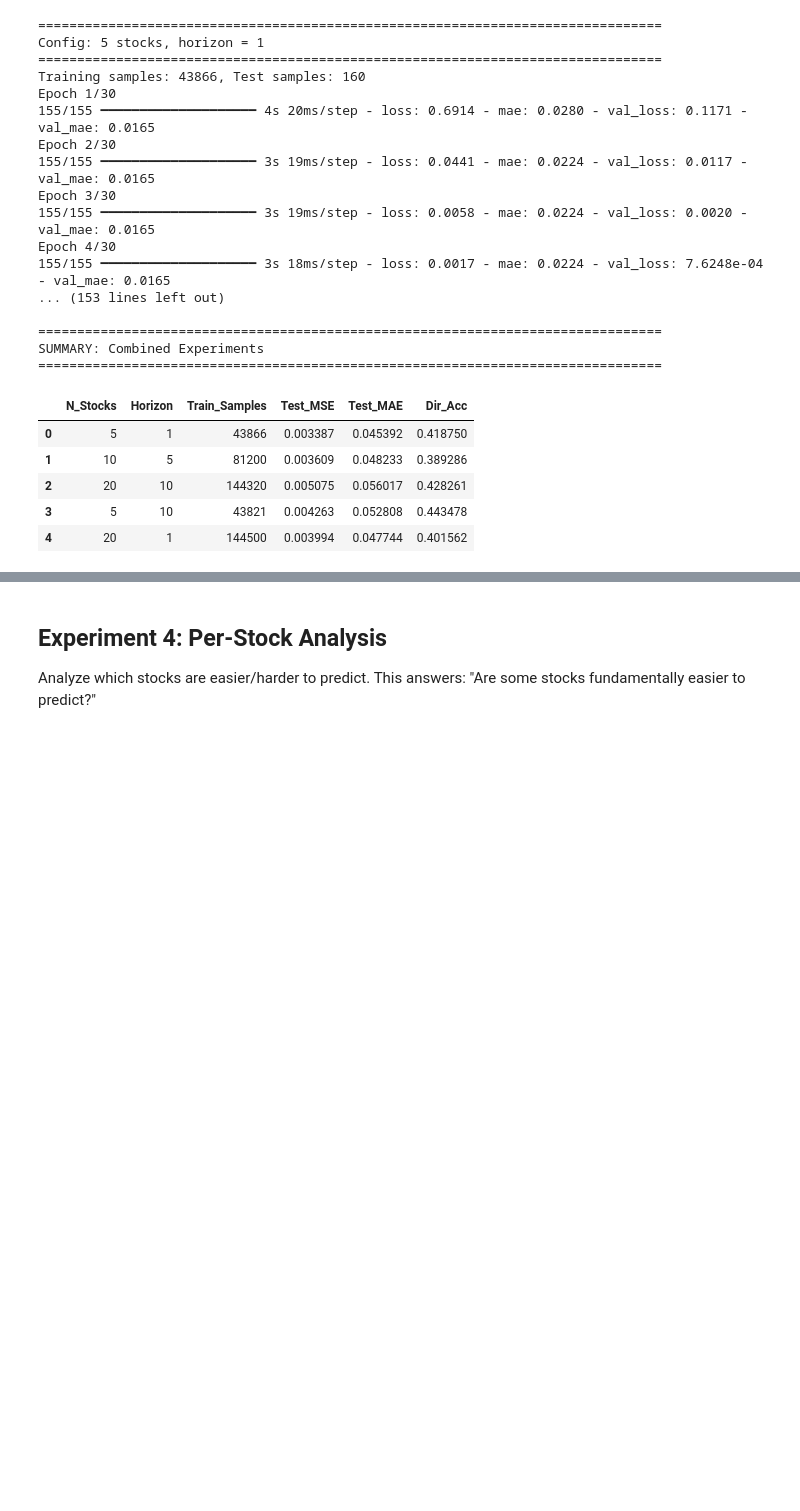
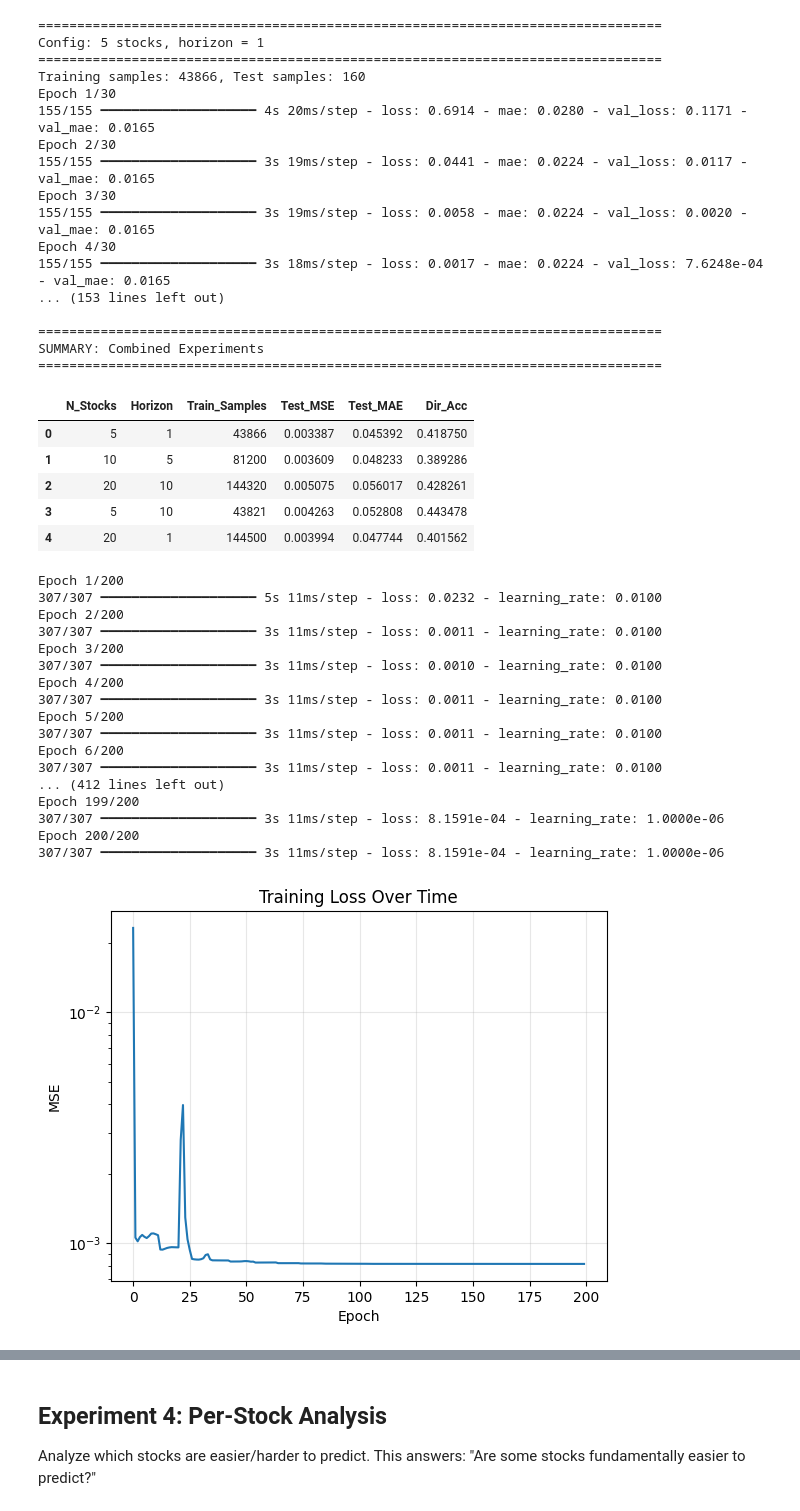
Before and after one commit to BrnDnzDzgn/Stock_Price_Predictor, a Jupyter notebook: 2_modeling_with_l2.ipynb, the cells around one changed output, grey strips where cells are left out. Saved outputs shown, nothing was run; the diff lists cells and outputs as text; code cells hidden in the pictures; blank space fills up the shorter version.

```diff
--- a/2_modeling_with_l2.ipynb
+++ b/2_modeling_with_l2.ipynb
@@ -407,0 +422,69 @@ SUMMARY: Combined Experiments
+# %%
+# Test 1: Train on ONE stock without validation split
+single_stock = train_df[train_df["Stock"] == "AAPL"]
+X_train_single, y_train_single = make_sequences(single_stock, WINDOW, HORIZON)
+
+model = build_lstm_model(WINDOW, X_train_single.shape[2])
+model.compile(optimizer=optimizers.Adam(learning_rate=1e-2), loss='mse')
+
+# KEY CHANGE: More epochs + learning rate schedule
+reduce_lr = callbacks.ReduceLROnPlateau(
+    monitor='loss',
+    factor=0.5,
+    patience=10,
+    min_lr=1e-6,
+    verbose=1
+)
+
+history = model.fit(
+    X_train_single, y_train_single,
+    epochs=200,  # ← CHANGED: 30 → 200
+    batch_size=32,  # ← CHANGED: 16 → 32 (faster training)
+    callbacks=[reduce_lr],
+    verbose=1
+)
+
+# Plot training curve
+plt.plot(history.history['loss'])
+plt.title('Training Loss Over Time')
+plt.xlabel('Epoch')
+plt.ylabel('MSE')
+plt.yscale('log')
+plt.grid(True, alpha=0.3)
+plt.show()
+
+print(f"Initial loss: {history.history['loss'][0]:.6f}")
+print(f"Final loss: {history.history['loss'][-1]:.6f}")
+
+# Make predictions on training data
+y_pred_train = model.predict(X_train_single, verbose=0).flatten()
+print(f"\nPrediction statistics:")
+print(f"  Mean: {y_pred_train.mean():.6f}")
+print(f"  Std: {y_pred_train.std():.6f}")
+print(f"  Min: {y_pred_train.min():.6f}")
+print(f"  Max: {y_pred_train.max():.6f}")
+
+print(f"\nTarget statistics:")
+print(f"  Mean: {y_train_single.mean():.6f}")
+print(f"  Std: {y_train_single.std():.6f}")
+
+print(f"\nStd ratio (should be close to 1.0): {y_pred_train.std() / y_train_single.std():.4f}")
+# %% [output]
+Epoch 1/200
+307/307 ━━━━━━━━━━━━━━━━━━━━ 5s 11ms/step - loss: 0.0232 - learning_rate: 0.0100
+Epoch 2/200
+307/307 ━━━━━━━━━━━━━━━━━━━━ 3s 11ms/step - loss: 0.0011 - learning_rate: 0.0100
+Epoch 3/200
+307/307 ━━━━━━━━━━━━━━━━━━━━ 3s 11ms/step - loss: 0.0010 - learning_rate: 0.0100
+Epoch 4/200
+307/307 ━━━━━━━━━━━━━━━━━━━━ 3s 11ms/step - loss: 0.0011 - learning_rate: 0.0100
+Epoch 5/200
+307/307 ━━━━━━━━━━━━━━━━━━━━ 3s 11ms/step - loss: 0.0011 - learning_rate: 0.0100
+Epoch 6/200
+307/307 ━━━━━━━━━━━━━━━━━━━━ 3s 11ms/step - loss: 0.0011 - learning_rate: 0.0100
+... (412 lines left out)
+Epoch 199/200
+307/307 ━━━━━━━━━━━━━━━━━━━━ 3s 11ms/step - loss: 8.1591e-04 - learning_rate: 1.0000e-06
+Epoch 200/200
+307/307 ━━━━━━━━━━━━━━━━━━━━ 3s 11ms/step - loss: 8.1591e-04 - learning_rate: 1.0000e-06
+[figure, added]
```
Also changed, not shown: parts of 8 cells of this notebook, 1 other file.
